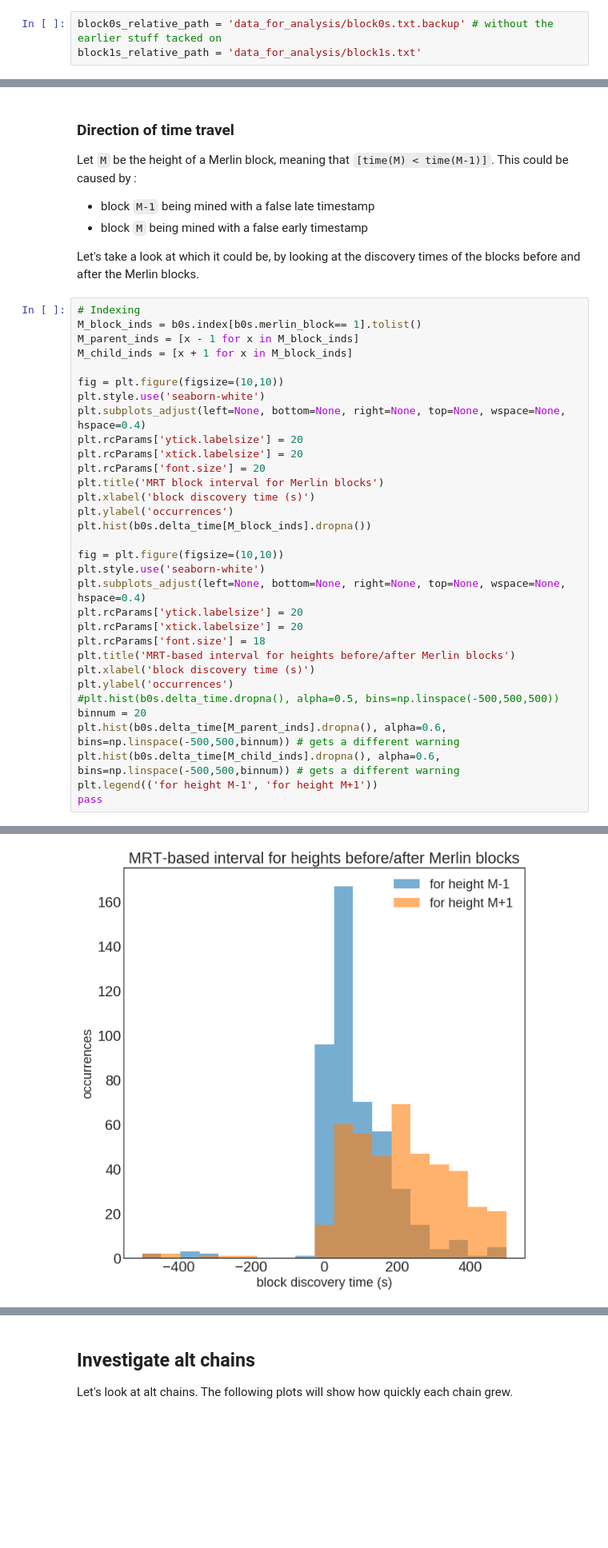
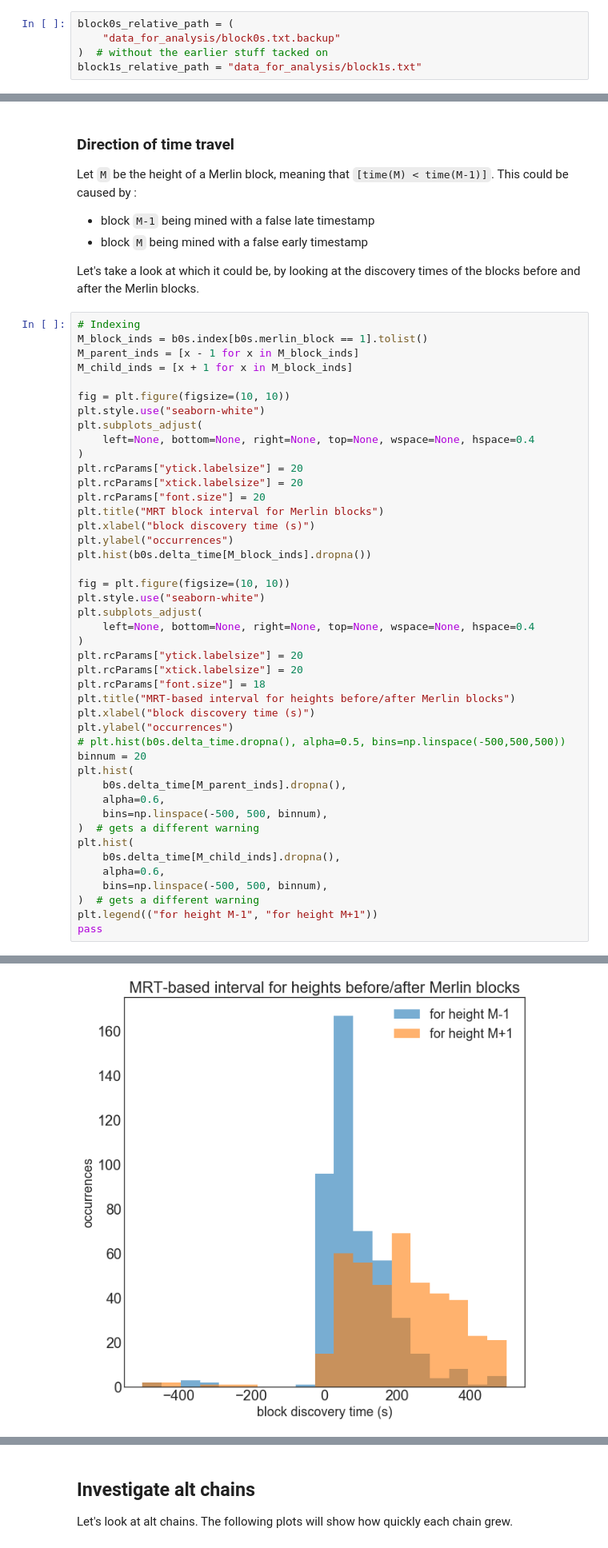
Before and after one commit to noncesense-research-lab/archival_network, a Jupyter notebook: analyses/altchain_temporal_study.ipynb, the cells around one changed output, grey strips where cells are left out. Shown at 80% size. Cells and saved outputs as stored; diff of their text form; blank space fills up the shorter version.

```diff
--- a/analyses/altchain_temporal_study.ipynb
+++ b/analyses/altchain_temporal_study.ipynb
@@ -25,8 +25,10 @@ The "random" field exists to differentiate each time a copy of a block is receiv
 # %% [markdown]
 ## Where are files saved?
 # %%
-block0s_relative_path = 'data_for_analysis/block0s.txt.backup' # without the earlier stuff tacked on
-block1s_relative_path = 'data_for_analysis/block1s.txt'
+block0s_relative_path = (
+    "data_for_analysis/block0s.txt.backup"
+)  # without the earlier stuff tacked on
+block1s_relative_path = "data_for_analysis/block1s.txt"
 # %% [markdown]
 ## Import libraries
 # %%
@@ -489,39 +541,51 @@ Let `M` be the height of a Merlin block, meaning that `[time(M) < time(M-1)]`. T
 Let's take a look at which it could be, by looking at the discovery times of the blocks before and after the Merlin blocks.
 # %%
 # Indexing
-M_block_inds = b0s.index[b0s.merlin_block== 1].tolist()
+M_block_inds = b0s.index[b0s.merlin_block == 1].tolist()
 M_parent_inds = [x - 1 for x in M_block_inds]
 M_child_inds = [x + 1 for x in M_block_inds]
 
-fig = plt.figure(figsize=(10,10))
-plt.style.use('seaborn-white')
-plt.subplots_adjust(left=None, bottom=None, right=None, top=None, wspace=None, hspace=0.4)
-plt.rcParams['ytick.labelsize'] = 20
-plt.rcParams['xtick.labelsize'] = 20
-plt.rcParams['font.size'] = 20
-plt.title('MRT block interval for Merlin blocks')
-plt.xlabel('block discovery time (s)')
-plt.ylabel('occurrences')
+fig = plt.figure(figsize=(10, 10))
+plt.style.use("seaborn-white")
+plt.subplots_adjust(
+    left=None, bottom=None, right=None, top=None, wspace=None, hspace=0.4
+)
+plt.rcParams["ytick.labelsize"] = 20
+plt.rcParams["xtick.labelsize"] = 20
+plt.rcParams["font.size"] = 20
+plt.title("MRT block interval for Merlin blocks")
+plt.xlabel("block discovery time (s)")
+plt.ylabel("occurrences")
 plt.hist(b0s.delta_time[M_block_inds].dropna())
 
-fig = plt.figure(figsize=(10,10))
-plt.style.use('seaborn-white')
-plt.subplots_adjust(left=None, bottom=None, right=None, top=None, wspace=None, hspace=0.4)
-plt.rcParams['ytick.labelsize'] = 20
-plt.rcParams['xtick.labelsize'] = 20
-plt.rcParams['font.size'] = 18
-plt.title('MRT-based interval for heights before/after Merlin blocks')
-plt.xlabel('block discovery time (s)')
-plt.ylabel('occurrences')
-#plt.hist(b0s.delta_time.dropna(), alpha=0.5, bins=np.linspace(-500,500,500))
+fig = plt.figure(figsize=(10, 10))
+plt.style.use("seaborn-white")
+plt.subplots_adjust(
+    left=None, bottom=None, right=None, top=None, wspace=None, hspace=0.4
+)
+plt.rcParams["ytick.labelsize"] = 20
+plt.rcParams["xtick.labelsize"] = 20
+plt.rcParams["font.size"] = 18
+plt.title("MRT-based interval for heights before/after Merlin blocks")
+plt.xlabel("block discovery time (s)")
+plt.ylabel("occurrences")
+# plt.hist(b0s.delta_time.dropna(), alpha=0.5, bins=np.linspace(-500,500,500))
 binnum = 20
-plt.hist(b0s.delta_time[M_parent_inds].dropna(), alpha=0.6,  bins=np.linspace(-500,500,binnum)) # gets a different warning
-plt.hist(b0s.delta_time[M_child_inds].dropna(), alpha=0.6,  bins=np.linspace(-500,500,binnum)) # gets a different warning
-plt.legend(('for height M-1', 'for height M+1'))
+plt.hist(
+    b0s.delta_time[M_parent_inds].dropna(),
+    alpha=0.6,
+    bins=np.linspace(-500, 500, binnum),
+)  # gets a different warning
+plt.hist(
+    b0s.delta_time[M_child_inds].dropna(),
+    alpha=0.6,
+    bins=np.linspace(-500, 500, binnum),
+)  # gets a different warning
+plt.legend(("for height M-1", "for height M+1"))
 pass
 # %% [output]
 [figure]
-[figure, old version]
+[figure, new version]
 # %% [markdown]
 From the bottom plot, we notice that the blocks *preceding* (according to height) Merlin blocks to have mostly arrived on schedule (since, qualitatively at least, the interval distribution for M-1 blocks matches the interval distribution for all blocks)
 
```
Also changed, not shown: parts of 24 cells of this notebook.
